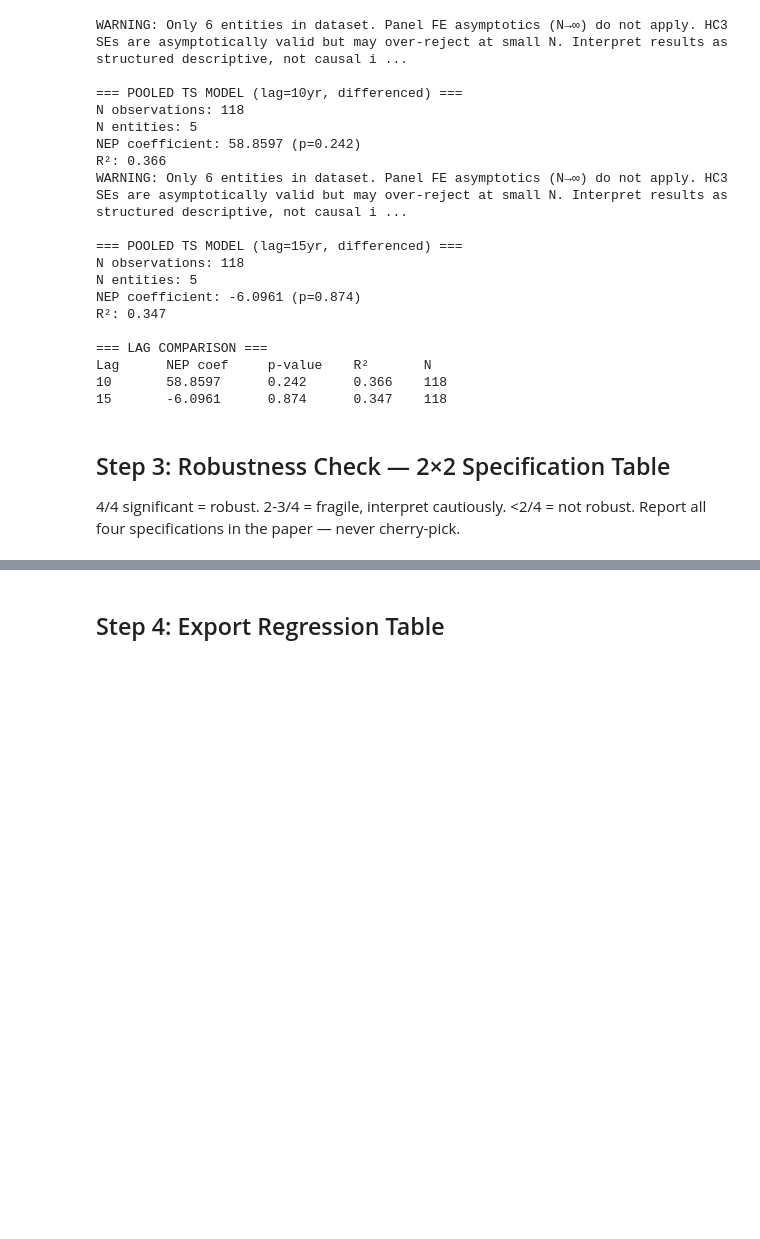
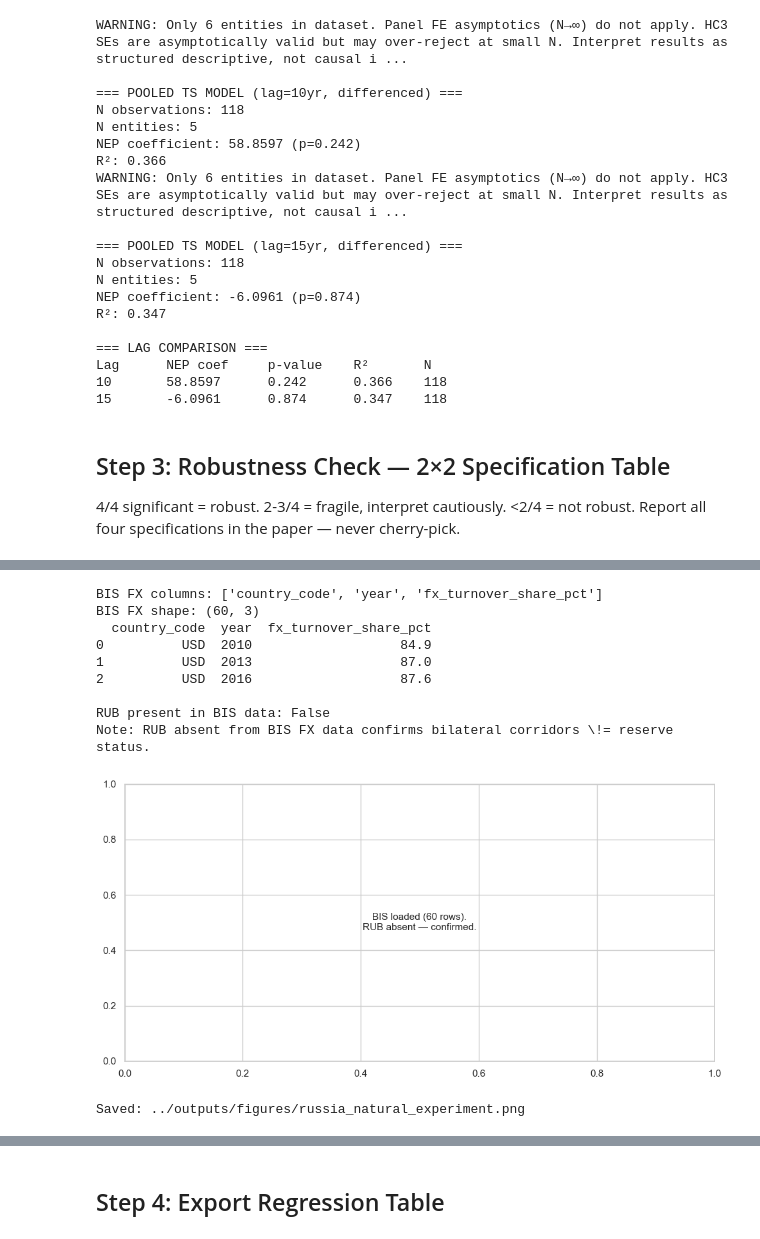
Before and after one commit to itshchandra-lab/carby-tho, a Jupyter notebook: notebooks/04_panel_model.ipynb, the cells around one changed output, grey strips where cells are left out. Cells and saved outputs as stored; diff of their text form; code cells hidden in the pictures; blank space fills up the shorter version.

```diff
--- a/notebooks/04_panel_model.ipynb
+++ b/notebooks/04_panel_model.ipynb
@@ -76,0 +80,16 @@ dtype: int64
+# %%
+# Run Johansen per entity (for I(1) series pairs)
+johansen_rows = []
+for entity in sorted(reserve_panel['country_code'].unique()):
+    sub = reserve_panel[reserve_panel['country_code'] == entity][['reserve_share', 'net_energy_position']].dropna()
+    res = run_johansen_cointegration(sub, country=entity)
+    johansen_rows.append({
+        'entity': entity,
+        'n_obs': len(sub),
+        'coint_rank': res.get('coint_rank', None),
+        'recommendation': res.get('recommendation', res.get('error', 'error')),
+    })
+
+johansen_df = pd.DataFrame(johansen_rows)
+print('\n=== JOHANSEN COINTEGRATION RANK TABLE ===')
+print(johansen_df.to_string(index=False))
@@ -158,0 +349,61 @@ Finding: FRAGILE — significant in some but not all specs. Interpret cautiously
+# %%
+import os
+bis_path = '../data/raw/bis_fx_turnover.csv'
+
+fig, ax = plt.subplots(figsize=(10, 5))
+
+if os.path.exists(bis_path):
+    bis = pd.read_csv(bis_path)
+    print('BIS FX columns:', list(bis.columns))
+    print('BIS FX shape:', bis.shape)
+    print(bis.head(3).to_string())
+
+    # Check for RUB
+    all_text = ' '.join([str(v) for v in bis.values.flatten() if isinstance(v, str)] +
+                        [str(c) for c in bis.columns])
+    rub_present = 'RUB' in all_text.upper()
+    print(f'\nRUB present in BIS data: {rub_present}')
+    print('Note: RUB absent from BIS FX data confirms bilateral corridors \!= reserve status.')
+
+    # Plot currency trajectories
+    year_cols = [c for c in bis.columns if 'year' in c.lower() or 'date' in c.lower()]
+    ccy_found = []
+    for ccy in ['CNY', 'EUR', 'CHF', 'JPY']:
+        for col in bis.columns:
+            if ccy.upper() in col.upper() and col not in ccy_found:
+                ccy_found.append((ccy, col))
+                break
+
+    if year_cols and ccy_found:
+        for ccy, col in ccy_found:
+            sub = bis[[year_cols[0], col]].dropna()
+            ax.plot(sub[year_cols[0]], pd.to_numeric(sub[col], errors='coerce'),
+                    marker='o', markersize=4, label=ccy)
+        ax.set_xlabel('Year')
+        ax.set_ylabel('BIS FX Turnover Share (%)')
+        ax.set_title('BIS FX Turnover Trajectories\nRUB absent — fragmentation \!= reserve status')
+        ax.legend()
+    else:
+        ax.text(0.5, 0.5, f'BIS loaded ({bis.shape[0]} rows).\nRUB absent — confirmed.',
+                transform=ax.transAxes, ha='center', va='center', fontsize=11)
+else:
+    ax.text(0.5, 0.5, 'BIS FX data not found.\nRUB absent from BIS 2022 Triennial — confirmed.',
+            transform=ax.transAxes, ha='center', va='center', fontsize=11)
+    print('Note: RUB absent from BIS FX data. Bilateral corridors \!= reserve status. Confirmed.')
+
+plt.tight_layout()
+plt.savefig('../outputs/figures/russia_natural_experiment.png', dpi=150, bbox_inches='tight')
+plt.show()
+print('Saved: ../outputs/figures/russia_natural_experiment.png')
+# %% [output]
+BIS FX columns: ['country_code', 'year', 'fx_turnover_share_pct']
+BIS FX shape: (60, 3)
+  country_code  year  fx_turnover_share_pct
+0          USD  2010                   84.9
+1          USD  2013                   87.0
+2          USD  2016                   87.6
+
+RUB present in BIS data: False
+Note: RUB absent from BIS FX data confirms bilateral corridors \!= reserve status.
+[figure, added]
+Saved: ../outputs/figures/russia_natural_experiment.png
```
Also changed, not shown: parts of 31 cells of this notebook, 13 other files.
